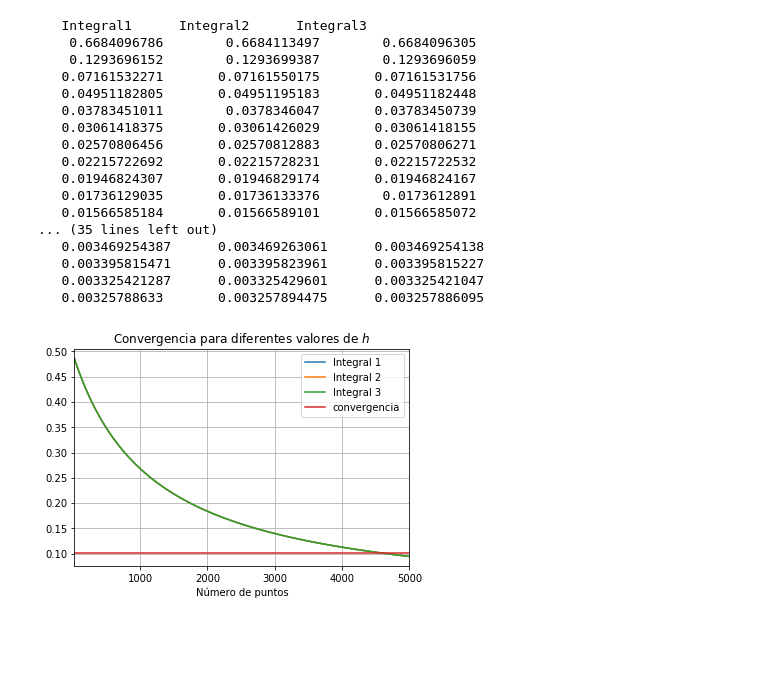
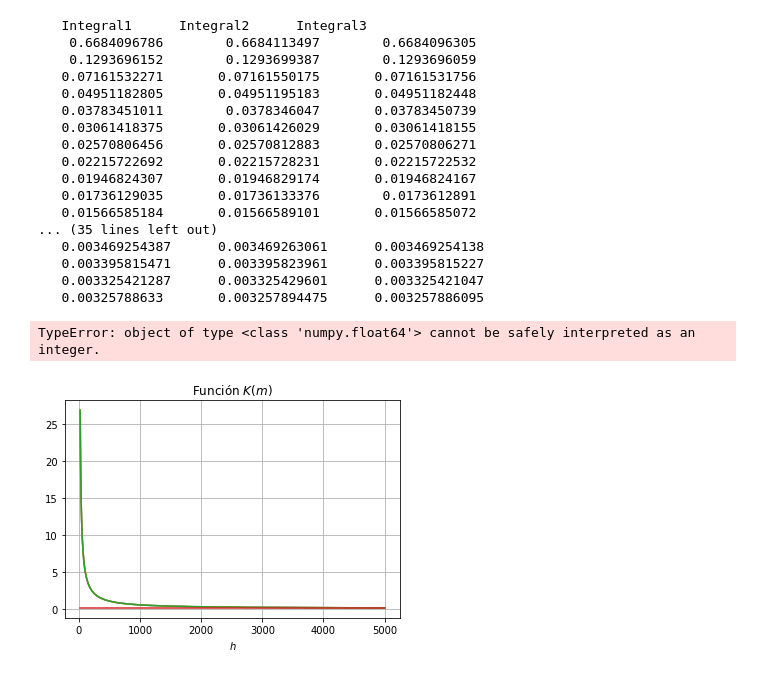
Before and after one commit to marthaaquino/Fisica-computacional, a Jupyter notebook: Tarea 2.ipynb, the cells around one changed output. Saved outputs shown, nothing was run; the diff lists cells and outputs as text; code cells hidden in the pictures; blank space fills up the shorter version.

```diff
--- a/Tarea 2.ipynb
+++ b/Tarea 2.ipynb
@@ -372,28 +372,56 @@ for i in range (25,5000,100):
    0.00325788633       0.003257894475      0.003257886095
 # %%
 f=exp(-(x*x))*sin(10*x)
-num_puntos = linspace(25,5000,100)
-integral=np.zeros(len(num_puntos))
-integral2=np.zeros(len(num_puntos))
-integral3=np.zeros(len(num_puntos))
-convergencia=np.zeros(len(num_puntos))
-for i in range (0,len(num_puntos),1):
-    x = linspace(0,5,25+i)
-
+h=linspace(0.001,0.25,30)
+num_puntos = np.zeros(len(h))
+integral=np.zeros(len(h))
+#integral2=np.zeros(len(num_puntos))
+#integral3=np.zeros(len(num_puntos))
+#convergencia=np.zeros(len(num_puntos))
+for i in range (0,len(h)):
+    h1=linspace(0.001,0.25,30)
+    num_puntos[i]=int(5/h1[i])
+    x= linspace(0,5,num_puntos[i])
     integral[i]=int1(f,x)
-    integral2[i]=intSimpson(f,x)
-    integral3[i]=intBoole(f,x)
-    convergencia[i]=0.1021340744237976138708054220876899
+    #integral2[i]=intSimpson(f,x)
+    #integral3[i]=intBoole(f,x)
+    #convergencia[i]=0.1021340744237976138708054220876899
 
 plot(num_puntos,integral,label="Integral 1")
-plot(num_puntos,integral2,label="Integral 2")
-plot(num_puntos,integral2,label="Integral 3")
-plot(num_puntos,convergencia,label='convergencia')
+#plot(num_puntos,integral2,label="Integral 2")
+#plot(num_puntos,integral2,label="Integral 3")
+#plot(num_puntos,convergencia,label='convergencia')
     #plot(i,integral2,label="Integral de Simpson")
     #plot(i,integral3,label="Integral de Boole")
 title("Convergencia para diferentes valores de $h$"),xlabel("Número de puntos")
-#hlines(pi/2,num_puntos[0],num_puntos[-1],colors='r', linestyles='dashed',lw=2,label="$\pi /2$")
-legend(),grid(),xlim([25,5000])
+legend(),grid()#,xlim([25,5000])
 show()
 # %% [output]
-[figure, removed]
+TypeError: object of type <class 'numpy.float64'> cannot be safely interpreted as an integer.
+# %%
+h = linspace(0.25,0.001,300)
+f = exp(-(x*x))*sin(10*x)
+
+integral1 = np.zeros(len(h))
+integral2 = np.zeros(len(h))
+integral3 = np.zeros(len(h))
+convergencia = np.zeros(len(h))
+
+num1=np.zeros(len(h))
+for i in range(len(h)):
+    num1[i]=int(5/h[i])
+    num=int(5/h[i])
+    x = linspace(0,5,num)
+    integral1[i] = int1(f,x)
+    integral2[i]=intSimpson(f,x)
+    integral3[i]=intBoole(f,x)
+    convergencia[i]=0.1021340744237976138708054220876899
+
+plot(num1,integral1)
+plot(num1,integral2)
+plot(num1,integral3)
+plot(num1,convergencia)
+title("Función $K(m)$"),xlabel("$h$"),grid()
+show()
+# %% [output]
+[figure, added]
```
